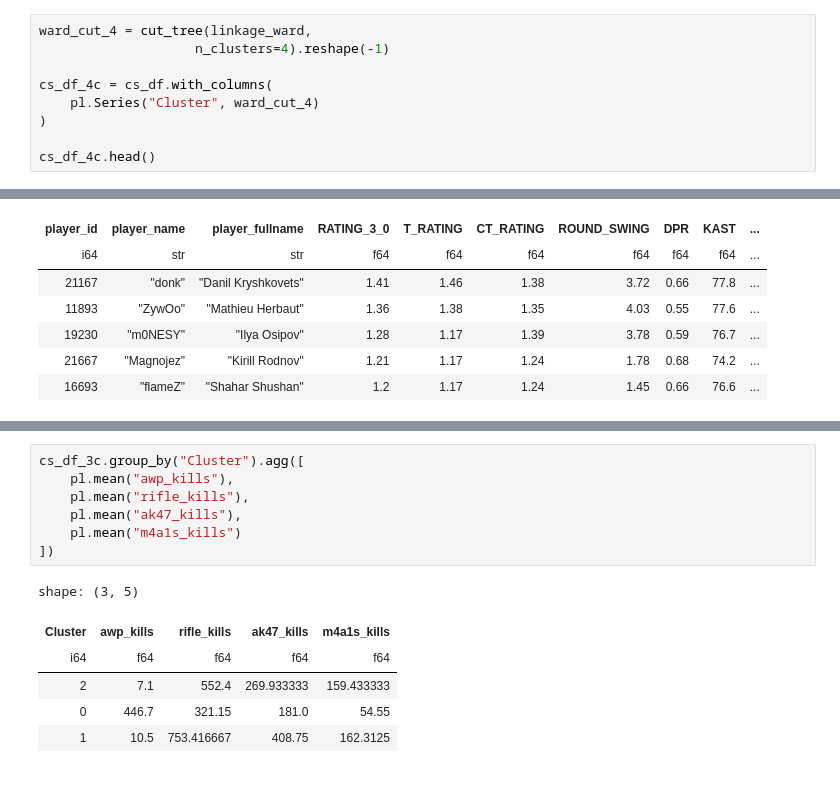
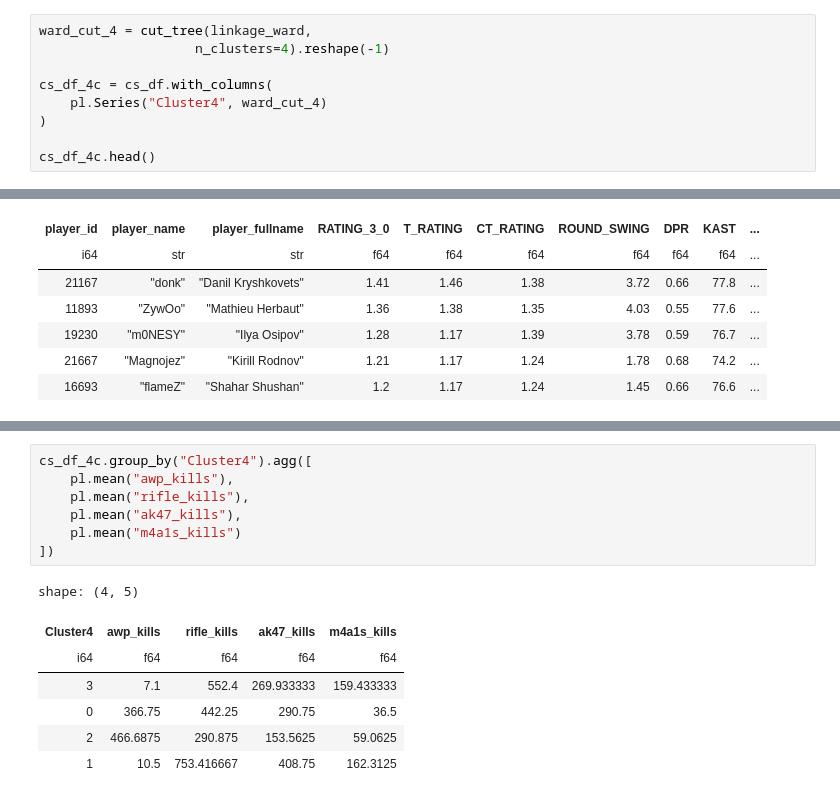
Before and after one commit to dantngn98/hltv_players_unsupervised_learning, a Jupyter notebook: notebooks/Hierarchical_clustering.ipynb, the cells around one changed output, grey strips where cells are left out. Drawn from its saved outputs; the diff is of its cells as text.

```diff
--- a/notebooks/Hierarchical_clustering.ipynb
+++ b/notebooks/Hierarchical_clustering.ipynb
@@ -228,7 +321,7 @@ ward_cut_4 = cut_tree(linkage_ward,
                     n_clusters=4).reshape(-1)
 
 cs_df_4c = cs_df.with_columns(
-    pl.Series("Cluster", ward_cut_4)
+    pl.Series("Cluster4", ward_cut_4)
 )
 
 cs_df_4c.head()
@@ -314,14 +409,15 @@ shape: (3, 5)
 # %%
-cs_df_3c.group_by("Cluster").agg([
+cs_df_4c.group_by("Cluster4").agg([
     pl.mean("awp_kills"),
     pl.mean("rifle_kills"),
     pl.mean("ak47_kills"),
     pl.mean("m4a1s_kills")
 ])
 # %% [output]
-shape: (3, 5)
+shape: (4, 5)
-| Cluster | awp_kills | rifle_kills | ak47_kills | m4a1s_kills |
+| Cluster4 | awp_kills | rifle_kills | ak47_kills | m4a1s_kills |
 | i64 | f64 | f64 | f64 | f64 |
-| 2 | 7.1 | 552.4 | 269.933333 | 159.433333 |
-| 0 | 446.7 | 321.15 | 181.0 | 54.55 |
+| 3 | 7.1 | 552.4 | 269.933333 | 159.433333 |
+| 0 | 366.75 | 442.25 | 290.75 | 36.5 |
+| 2 | 466.6875 | 290.875 | 153.5625 | 59.0625 |
 | 1 | 10.5 | 753.416667 | 408.75 | 162.3125 |
```
Also changed, not shown: parts of 24 cells of this notebook.
